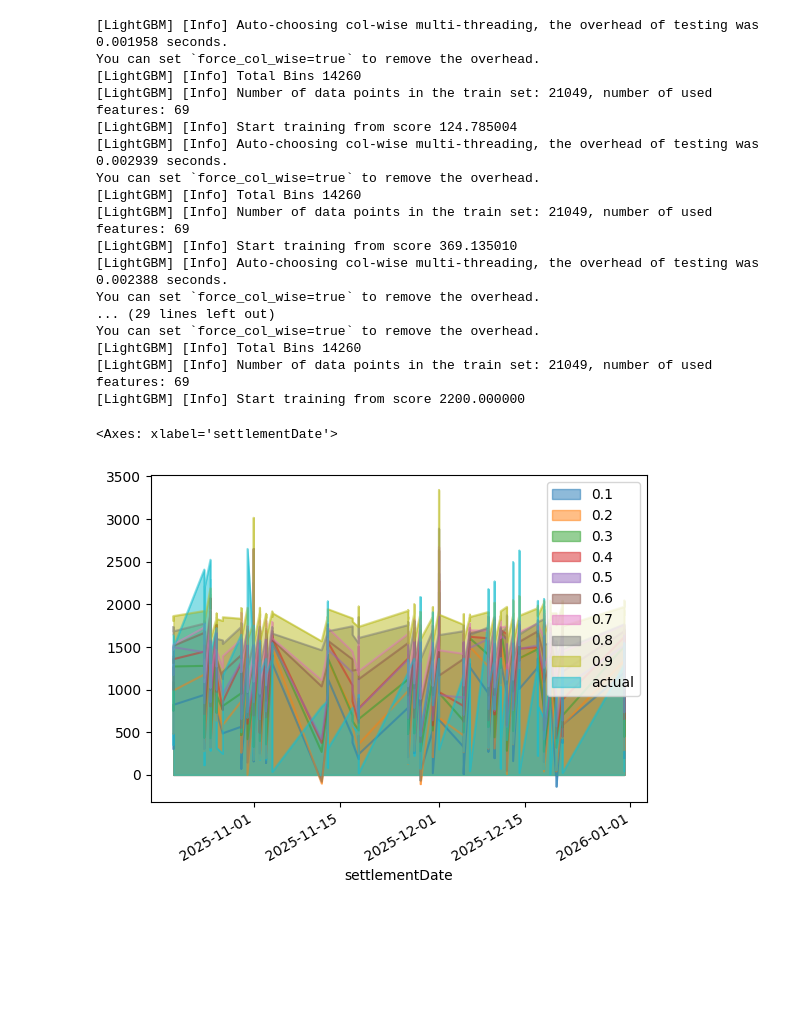
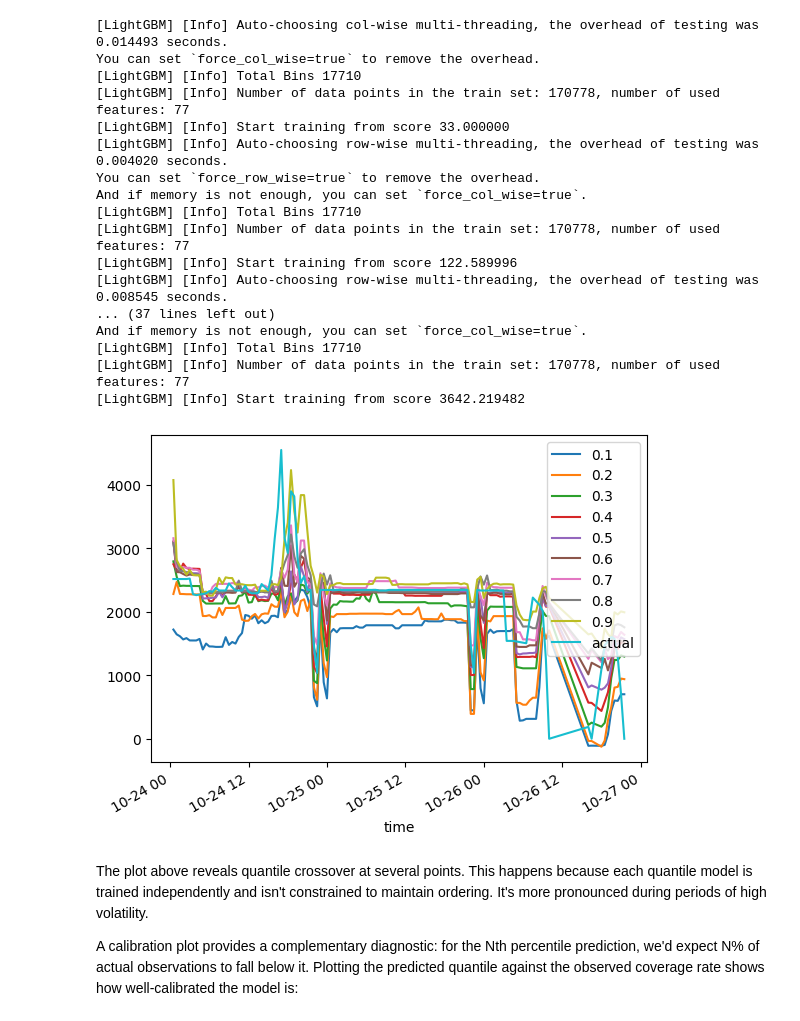
Before and after one commit to ParamveerK/data-science-portfolio, a Jupyter notebook: uk-windfarms/wind_forecast.ipynb, the cells around one changed output. Drawn from its saved outputs; the diff is of its cells as text; code cells hidden in the pictures; blank space fills up the shorter version.

Commit message:
update wind forecast notebook

```diff
--- a/uk-windfarms/wind_forecast.ipynb
+++ b/uk-windfarms/wind_forecast.ipynb
@@ -73,6 +98,8 @@ plt.show()
 import math
 
 wind_df = df[df['action'] == 'Wind curtailed'].sort_values(['settlementDate','settlementPeriod'])
+
+# Creating gap of 15 days between train and test set
 
 train_cutoff = '2025-10-01'
 test_cutoff = '2025-10-15'
@@ -84,9 +111,14 @@ def create_features(df, cols, intervals):
     df = df.copy()
     for col in cols:
         for interval in intervals:
+
+            # Create lags and rolling averages of lags
+
             shifted = df.groupby('BmUnitId')[col].shift(interval)
             df[f'{col}_lag{interval}'] = shifted
             df[f'{col}_lag{interval}_roll{interval}'] = shifted.groupby(df['BmUnitId']).rolling(interval).mean().reset_index(level=0,drop=True)
+
+    # Encode day of year and day of week cyclically using sin and cos
 
     df['dayofyear_x'] = df['dayofyear'].apply(lambda x: math.sin(2*math.pi*x/365))
     df['dayofyear_y'] = df['dayofyear'].apply(lambda x: math.cos(2*math.pi*x/365))
@@ -98,7 +130,7 @@ def create_features(df, cols, intervals):
     return df
 
 lag_cols = ['expected_mwh','actual_mwh','change_in_mwh','change_cost']
-intervals = [3,4,5,6,12,24,48]
+intervals = [2,3,4,5,6,12,24,48]
 
 X_train = create_features(train, lag_cols, intervals)
 X_test = create_features(test, lag_cols, intervals)
@@ -115,11 +147,13 @@ X_train.head()
 # %%
+# Drop columns before creating training and testing sets
+
 drop_cols = ['action','fuelType','timeFrom','timeTo','settlementDate']
 drop_cols.append('gspGroupId')
 for col in lag_cols:
     drop_cols.append(col)
 
-X_train = X_train[X_train['change_cost'] > 0].dropna()
-X_test = X_test[X_test['change_cost'] > 0].dropna()
+
+# Target variable: change_cost
 
 Y_h1_train = X_train.groupby('BmUnitId').shift(-1)['change_cost']
 
@@ -132,12 +166,24 @@ Y_h1_test = X_test.groupby('BmUnitId').shift(-1)['change_cost']
 X_test = X_test[Y_h1_test.notna()]
 Y_h1_test = Y_h1_test[Y_h1_test.notna()]
 
+mask_train = X_train['change_cost'] > 0
+mask_test = X_test['change_cost'] > 0
+
+X_train = X_train[mask_train]
+Y_h1_train = Y_h1_train[mask_train]
+
+X_test = X_test[mask_test]
+Y_h1_test = Y_h1_test[mask_test]
 
 X_train = X_train.drop(columns=drop_cols, errors='ignore')
 X_test = X_test.drop(columns=drop_cols, errors='ignore')
 
+
+
+# Check that length of training set matches after dropping NA's
+
 print(Y_h1_train.isna().sum())
-print(len(Y_h1_train))
-print(len(X_train))
+print(f'Length of Y_train: {len(Y_h1_train)}')
+print(f'Length of X_train: {len(X_train)}')
 # %% [output]
 0
@@ -258,5 +297,7 @@ plt.show()
 # %%
 quantiles = [0.1, 0.2, 0.3, 0.4, 0.5, 0.6, 0.7, 0.8, 0.9]
+
+# Training a separate model for each quantile
 
 lgbm_models = {}
 
@@ -271,33 +312,39 @@ for alpha, model in lgbm_models.items():
     prediction = model.predict(lgbm_xtest,categorical_feature=categorical_features)
     lgbm_quantile_predictions[alpha] = prediction
 # %% [output]
-[LightGBM] [Info] Auto-choosing col-wise multi-threading, the overhead of testing was 0.001958 seconds.
+[LightGBM] [Info] Auto-choosing col-wise multi-threading, the overhead of testing was 0.014493 seconds.
 You can set `force_col_wise=true` to remove the overhead.
-[LightGBM] [Info] Total Bins 14260
-[LightGBM] [Info] Number of data points in the train set: 21049, number of used features: 69
-[LightGBM] [Info] Start training from score 124.785004
-[LightGBM] [Info] Auto-choosing col-wise multi-threading, the overhead of testing was 0.002939 seconds.
-You can set `force_col_wise=true` to remove the overhead.
-[LightGBM] [Info] Total Bins 14260
-[LightGBM] [Info] Number of data points in the train set: 21049, number of used features: 69
-[LightGBM] [Info] Start training from score 369.135010
-[LightGBM] [Info] Auto-choosing col-wise multi-threading, the overhead of testing was 0.002388 seconds.
-You can set `force_col_wise=true` to remove the overhead.
-... (29 lines left out)
-You can set `force_col_wise=true` to remove the overhead.
-[LightGBM] [Info] Total Bins 14260
-[LightGBM] [Info] Number of data points in the train set: 21049, number of used features: 69
-[LightGBM] [Info] Start training from score 2200.000000
+[LightGBM] [Info] Total Bins 17710
+[LightGBM] [Info] Number of data points in the train set: 170778, number of used features: 77
+[LightGBM] [Info] Start training from score 33.000000
+[LightGBM] [Info] Auto-choosing row-wise multi-threading, the overhead of testing was 0.004020 seconds.
+You can set `force_row_wise=true` to remove the overhead.
+And if memory is not enough, you can set `force_col_wise=true`.
+[LightGBM] [Info] Total Bins 17710
+[LightGBM] [Info] Number of data points in the train set: 170778, number of used features: 77
+[LightGBM] [Info] Start training from score 122.589996
+[LightGBM] [Info] Auto-choosing row-wise multi-threading, the overhead of testing was 0.008545 seconds.
+... (37 lines left out)
+And if memory is not enough, you can set `force_col_wise=true`.
+[LightGBM] [Info] Total Bins 17710
+[LightGBM] [Info] Number of data points in the train set: 170778, number of used features: 77
+[LightGBM] [Info] Start training from score 3642.219482
 # %%
 lgbm_quantile_df = pd.DataFrame(lgbm_quantile_predictions, index=X_test.index).dropna()
 lgbm_quantile_df['actual'] = Y_h1_test
-lgbm_quantile_df['settlementDate'] = wind_df['settlementDate']
+lgbm_quantile_df['time'] = wind_df['timeFrom']
 lgbm_quantile_df['BmUnitId'] = X_test['BmUnitId']
 
-lgbm_quantile_df[(lgbm_quantile_df['BmUnitId'] == 'TMNCW-1')].plot.area(x='settlementDate', stacked=False)
+view_df = lgbm_quantile_df[(lgbm_quantile_df['BmUnitId'] == 'SGRWO-1') & (lgbm_quantile_df['time'] < '2025-10-27') & (lgbm_quantile_df['time'] > '2025-10-24')]
+
+view_df.plot.line(x='time', stacked=False)
+plt.show()
 # %% [output]
-<Axes: xlabel='settlementDate'>
-[figure, old version]
+[figure, new version]
+# %% [markdown]
+The plot above reveals quantile crossover at several points. This happens because each quantile model is trained independently and isn't constrained to maintain ordering. It's more pronounced during periods of high volatility.
+
+A calibration plot provides a complementary diagnostic: for the Nth percentile prediction, we'd expect N% of actual observations to fall below it. Plotting the predicted quantile against the observed coverage rate shows how well-calibrated the model is:
 # %%
 lgbm_actual_coverage = {}
 for quantile in quantiles:
```
Also changed, not shown: parts of 42 cells of this notebook.
